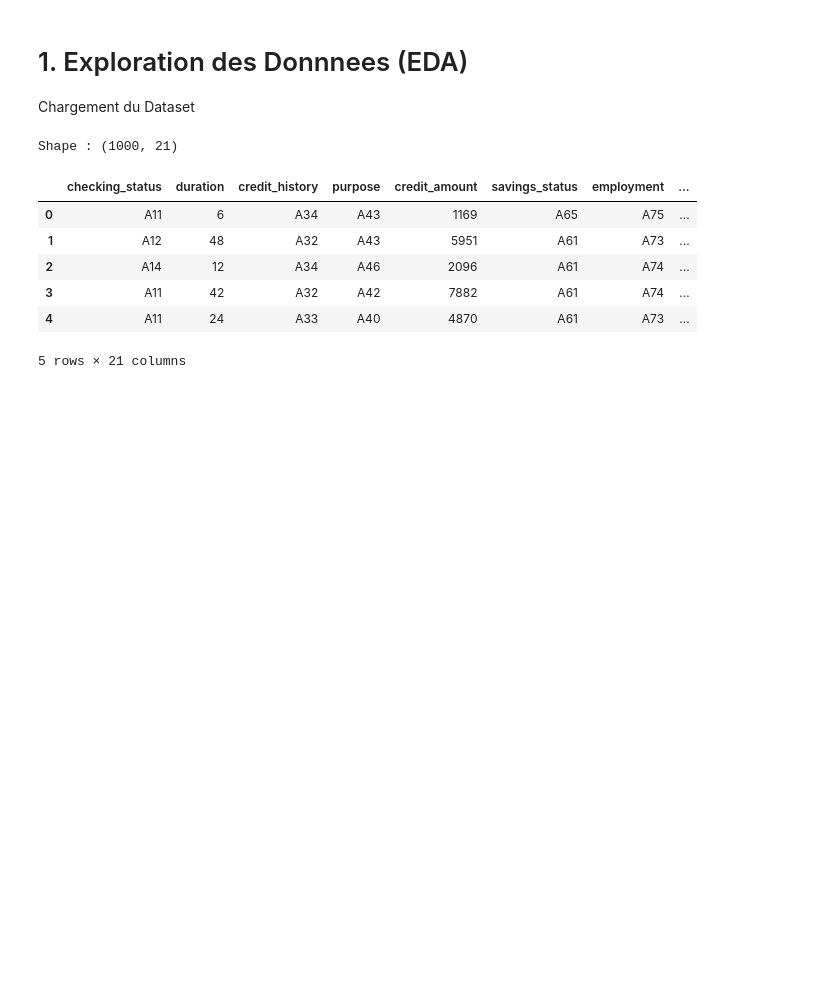
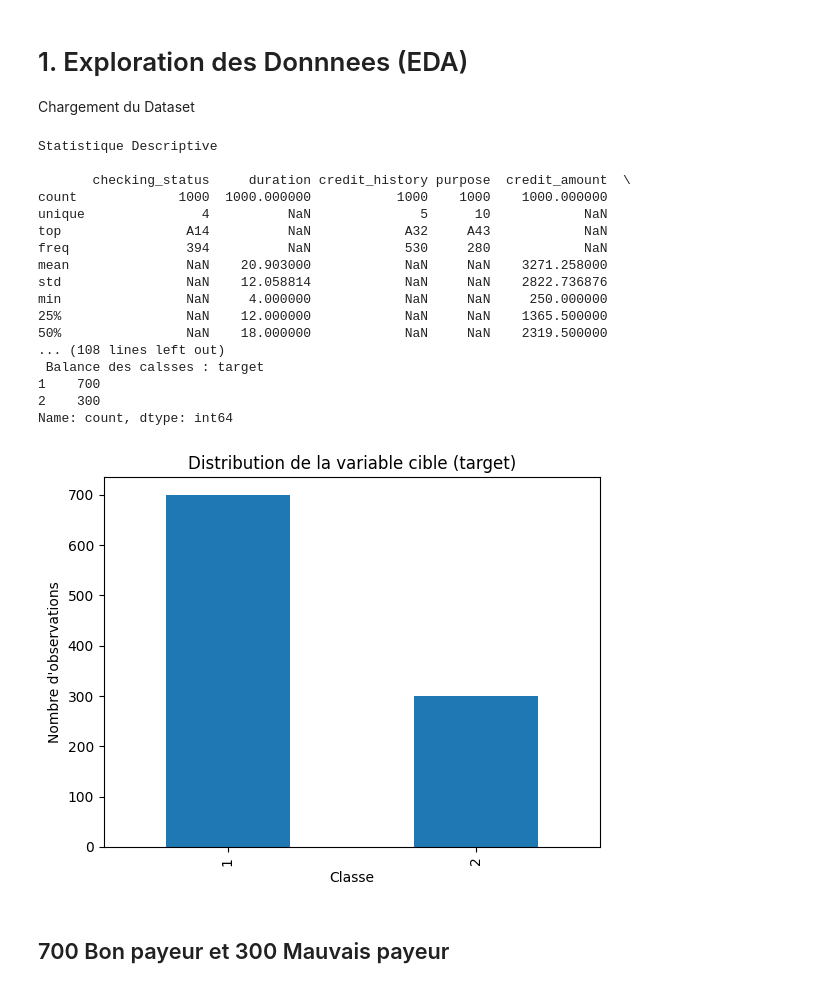
Before and after one commit to Gab-Lbrs/ML-CreditPrediction, a Jupyter notebook: CreditPrediction.ipynb, the cells around one changed output. Drawn from its saved outputs; the diff is of its cells as text; code cells hidden in the pictures; blank space fills up the shorter version.

```diff
--- a/CreditPrediction.ipynb
+++ b/CreditPrediction.ipynb
@@ -27,38 +29,74 @@ Chargement du Dataset
 # %%
 # Noms des colonnes selon german.doc
 col_names = [
     'checking_status',   # A1  - qualitatif
     'duration',          # A2  - numérique  (mois)
     'credit_history',    # A3  - qualitatif
     'purpose',           # A4  - qualitatif
     'credit_amount',     # A5  - numérique  (DM)
     'savings_status',    # A6  - qualitatif
     'employment',        # A7  - qualitatif
     'installment_rate',  # A8  - numérique  (%)
     'personal_status',   # A9  - qualitatif
     'other_debtors',     # A10 - qualitatif
     'residence_since',   # A11 - numérique
     'property',          # A12 - qualitatif
     'age',               # A13 - numérique
     'other_plans',       # A14 - qualitatif
     'housing',           # A15 - qualitatif
     'existing_credits',  # A16 - numérique
     'job',               # A17 - qualitatif
     'liable_people',     # A18 - numérique
     'telephone',         # A19 - qualitatif
     'foreign_worker',    # A20 - qualitatif
     'target'             # A21 - cible (1=bon, 2=mauvais)
 ]
 
+
 df = pd.read_csv('data/german.data', sep=' ', header=None, names=col_names)
-print(f'Shape : {df.shape}')
-df.head()
+
+#Statistique Descriptive
+print("Statistique Descriptive \n")
+Stats = df.describe(include="all")
+print(Stats)
+
+#Afficher les premiere ligne du Dataset
+print("Affichage des 5 premiere lignes :")
+print(df.head())
+
+
+#Type de variables
+DataType = df.dtypes
+print( f'Type des data : {DataType}' )
+
+#Afficher variables Cibles
+class_counts = df['target'].value_counts()
+print(f' Balance des calsses : {class_counts}')
+
+# graphique
+df["target"].value_counts().plot(kind="bar")
+plt.title("Distribution de la variable cible (target)")
+plt.xlabel("Classe")
+plt.ylabel("Nombre d'observations")
+plt.show()
 # %% [output]
-Shape : (1000, 21)
+Statistique Descriptive
+
+       checking_status     duration credit_history purpose  credit_amount  \
+count             1000  1000.000000           1000    1000    1000.000000
+unique               4          NaN              5      10            NaN
+top                A14          NaN            A32     A43            NaN
+freq               394          NaN            530     280            NaN
+mean               NaN    20.903000            NaN     NaN    3271.258000
+std                NaN    12.058814            NaN     NaN    2822.736876
+min                NaN     4.000000            NaN     NaN     250.000000
+25%                NaN    12.000000            NaN     NaN    1365.500000
+50%                NaN    18.000000            NaN     NaN    2319.500000
+... (108 lines left out)
+ Balance des calsses : target
+1    700
+2    300
+Name: count, dtype: int64
-|  | checking_status | duration | credit_history | purpose | credit_amount | savings_status | employment | ... |
-| 0 | A11 | 6 | A34 | A43 | 1169 | A65 | A75 | ... |
-| 1 | A12 | 48 | A32 | A43 | 5951 | A61 | A73 | ... |
-| 2 | A14 | 12 | A34 | A46 | 2096 | A61 | A74 | ... |
-| 3 | A11 | 42 | A32 | A42 | 7882 | A61 | A74 | ... |
-| 4 | A11 | 24 | A33 | A40 | 4870 | A61 | A73 | ... |
-5 rows × 21 columns
+[figure, added]
+# %% [markdown]
+## 700 Bon payeur et 300 Mauvais payeur
```
Also changed, not shown: parts of 8 cells of this notebook.
